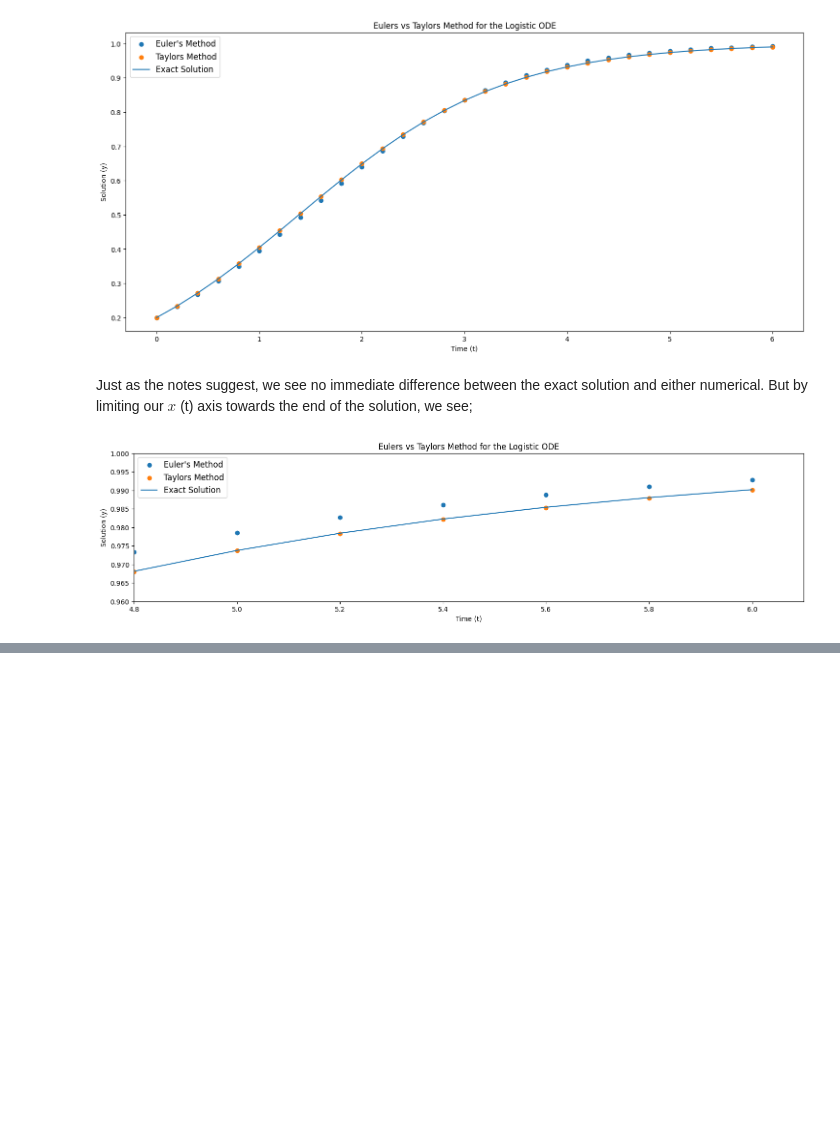
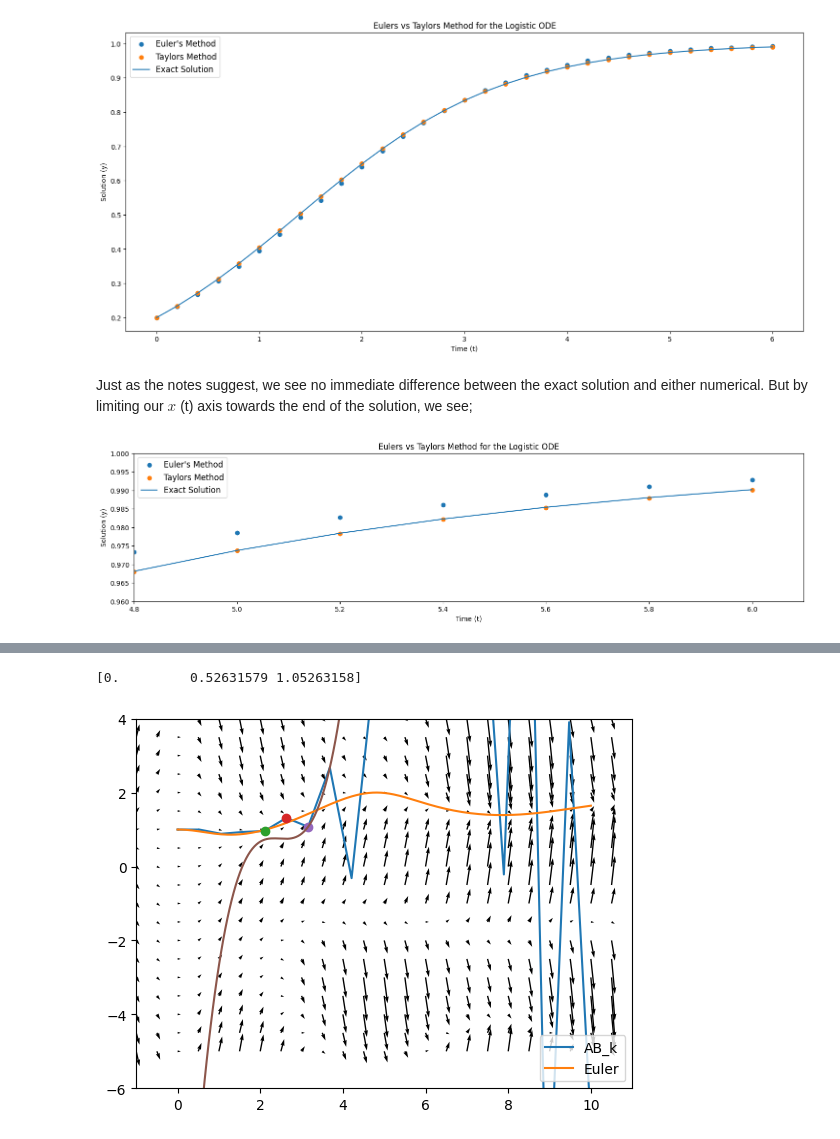
Before and after one commit to sepee/NuODE-Examples, a Jupyter notebook: Numerical ODE Examples.ipynb, the cells around one changed output, grey strips where cells are left out. Saved outputs shown, nothing was run; the diff lists cells and outputs as text; code cells hidden in the pictures; blank space fills up the shorter version.

```diff
--- a/Numerical ODE Examples.ipynb
+++ b/Numerical ODE Examples.ipynb
@@ -244,0 +320,73 @@ plt.show()
+# %%
+
+def solve_AB_k(f, T, y0_yk):
+    '''
+    f : dy/dt(y) to be integrated.
+    T : descretized time values to be used.
+    y0_yk : first k values of y_i, k is determined implicitly from y0_yk.
+    '''
+    k = len(y0_yk)
+
+    Y = np.zeros(len(T))
+
+    Y[0:k] = [y0_yk[i][0] for i in range(k)]
+
+    for i in range(k, len(T)):
+        # fit polynomial
+        prev_k_points = np.array([T[(i - k):i], Y[(i - k):i]]).T
+        for j in range(k):
+            prev_k_points[j] = np.array([prev_k_points[j,0], f(prev_k_points[j,0], prev_k_points[j,1])[0]])
+
+        l_interpolating = interpolating_poly(prev_k_points)
+
+        # evaluate
+        Y[i] = Y[i - 1] + sympy.integrate(l_interpolating, (t, T[i - 1], T[i]))
+
+
+    return Y
+
+f = dy_dt_twisty
+k = 3
+y_0 = 1
+t_0 = 0
+t_max = 10
+T = np.linspace(t_0, t_max, 20)
+x_values = np.linspace(t_0, t_max, 200)
+
+print(T[0:k])
+
+y0_yk = solve_Euler(f, T[0:k], y_0)
+
+sol_AB_k = solve_AB_k(f, T, y0_yk)
+sol_Euler = solve_Euler(f, x_values, y_0)
+
+fig, ax = plot_slope_field(f, T[0] - 1, T[-1] + 1, -5, 5, 0.5)
+
+ax.plot(T, sol_AB_k, label = "AB_k")
+ax.plot(x_values, sol_Euler, label = "Euler")
+
+ax.set_xlim(left = T[0] - 1, right = T[-1] + 1)
+ax.set_ylim(bottom = -6, top = 4)
+ax.legend()
+
+# lets plot the first interpolating poly
+
+for poly_index in [7]:
+
+    prev_k_points = np.array([T[(poly_index - k):poly_index], sol_AB_k[(poly_index - k):poly_index]]).T
+    for j in range(k):
+        ax.plot(prev_k_points[j,0], prev_k_points[j,1], "o")
+        prev_k_points[j] = np.array([prev_k_points[j,0], f(prev_k_points[j,0], prev_k_points[j,1])[0]])
+
+    l_interpolating = interpolating_poly(prev_k_points)
+
+    # evaluate.
+    integrated_slope_matching_poly = sympy.integrate(l_interpolating, t)
+    integrated_poly_prev = sol_AB_k[poly_index - 1] - integrated_slope_matching_poly.subs(t, T[poly_index - 1])
+
+    ax.plot(x_values, [integrated_slope_matching_poly.subs(t, t_val) + integrated_poly_prev for t_val in x_values])
+
+fig.show()
+# %% [output]
+[0.         0.52631579 1.05263158]
+[figure, added]
```
Also changed, not shown: parts of 4 cells of this notebook.
